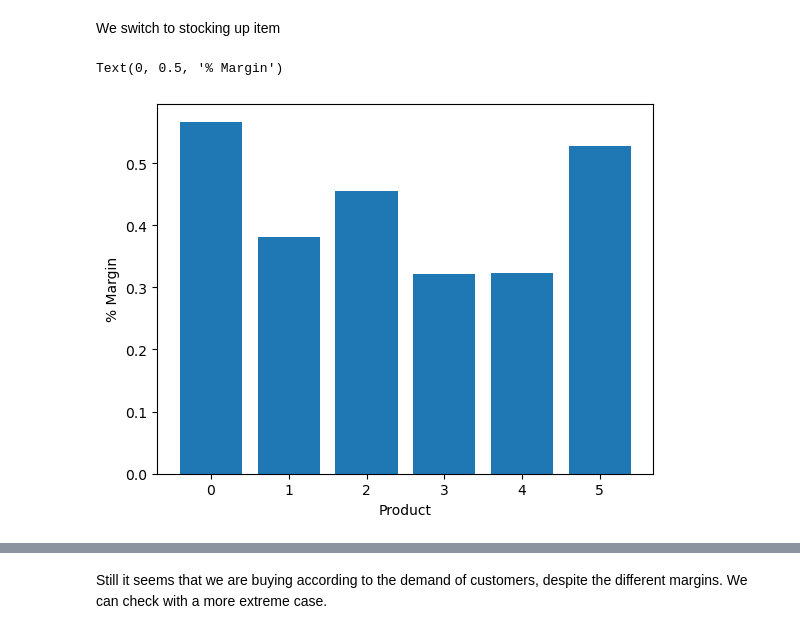
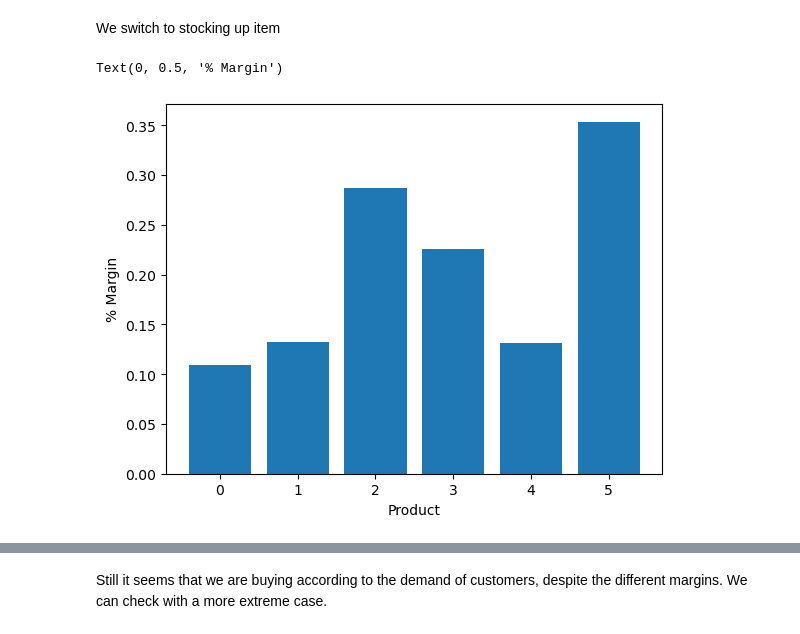
Before and after one commit to owowouwu/optimisation-ass-2, a Jupyter notebook: allocation_experiment_2.ipynb, the cells around one changed output, grey strips where cells are left out. Cells and saved outputs as stored; diff of their text form; code cells hidden in the pictures.

```diff
--- a/allocation_experiment_2.ipynb
+++ b/allocation_experiment_2.ipynb
@@ -15,12 +15,14 @@ import gurobipy as gp
 from gurobipy import GRB
 import scipy as sp
 import matplotlib.pyplot as plt
+import time
 
 np.random.seed(1234)
 # read data
 df = pd.read_csv('retail_price.csv')
 index = ['product_category_name', 'product_id']
-column_min = ['unit_price', 'product_score', 'freight_price', 'product_weight_g', 'comp_1', 'ps1', 'comp_2', 'ps2', 'comp_3', 'ps3']
+column_min = ['unit_price', 'product_score', 'freight_price', 'product_weight_g', 'comp_1', 'ps1',
+              'comp_2', 'ps2', 'comp_3', 'ps3']
 # column_max = []
 column_sum = ['customers']
 
@@ -336,17 +557,17 @@ Total amount sold:  4804.0
 # %% [markdown]
 We switch to stocking up item
 # %%
-buying = {}
-for category in product_category:
-    buying[category] = selling[category] * np.random.uniform(0.6,0.8,size = len(selling[category]))
+# buying = {}
+# for category in product_category:
+#     buying[category] = selling[category] * np.random.uniform(0.6,0.8,size = len(selling[category]))
 
 margin = (selling['computers_accessories'] - buying['computers_accessories']) / buying['computers_accessories']
 plt.bar(x = np.arange(6),height = margin)
 plt.xlabel("Product")
 plt.ylabel("% Margin")
 # %% [output]
 Text(0, 0.5, '% Margin')
-[figure, old version]
+[figure, new version]
 # %%
 m,data = run_model()
 sold_items = data['computers_accessories']['sold']
```
Also changed, not shown: parts of 33 cells of this notebook.
